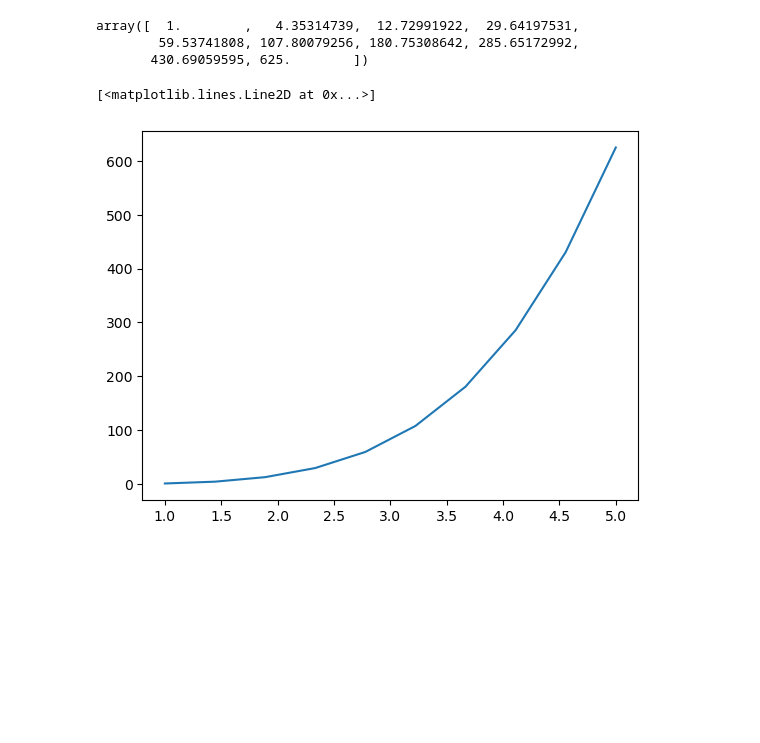
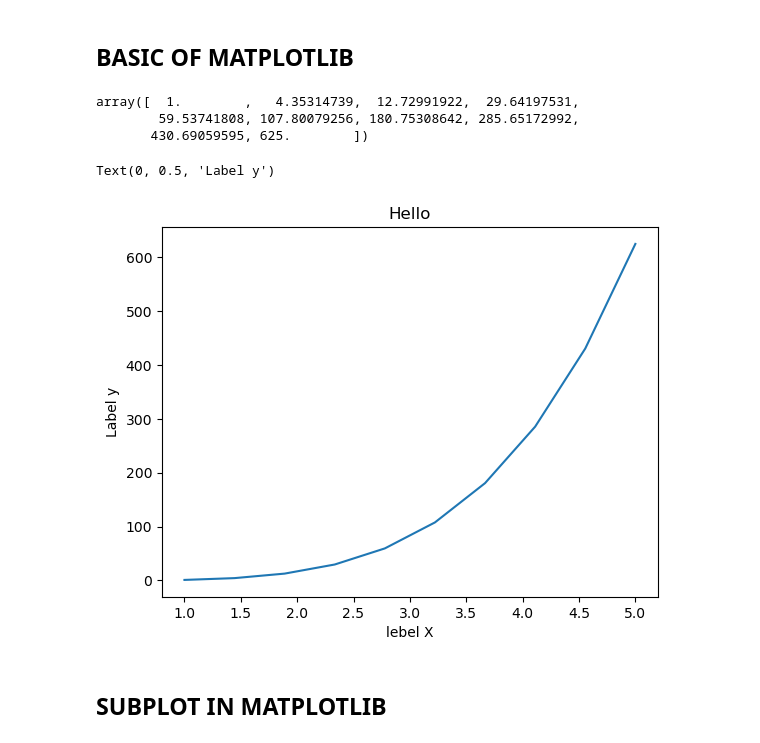
Before and after one commit to debmalya20/-Data-Visualization-, a Jupyter notebook: matplotlib.ipynb, the cells around one changed output. Drawn from its saved outputs; the diff is of its cells as text; code cells hidden in the pictures; blank space fills up the shorter version.

Commit message:
Matplotlib

```diff
--- a/matplotlib.ipynb
+++ b/matplotlib.ipynb
@@ -1,3 +1,5 @@
+# %% [markdown]
+## BASIC OF MATPLOTLIB
 # %%
 import pandas as pd
 import numpy as np
@@ -15,6 +17,11 @@ array([  1.        ,   4.35314739,  12.72991922,  29.64197531,
        430.69059595, 625.        ])
 # %%
 plt.plot(x,y) # we use this for single line graph
+plt.title("Hello") # this allowes us to give the graph name
+plt.xlabel("lebel X") # this is to change the name of the lebel X
+plt.ylabel("Label y") # this is to change the name of the lebel Y
 # %% [output]
-[<matplotlib.lines.Line2D at 0x...>]
+Text(0, 0.5, 'Label y')
-[figure, old version]
+[figure, new version]
+# %% [markdown]
+## SUBPLOT IN MATPLOTLIB
```
Also changed, not shown: parts of 2 cells of this notebook.
